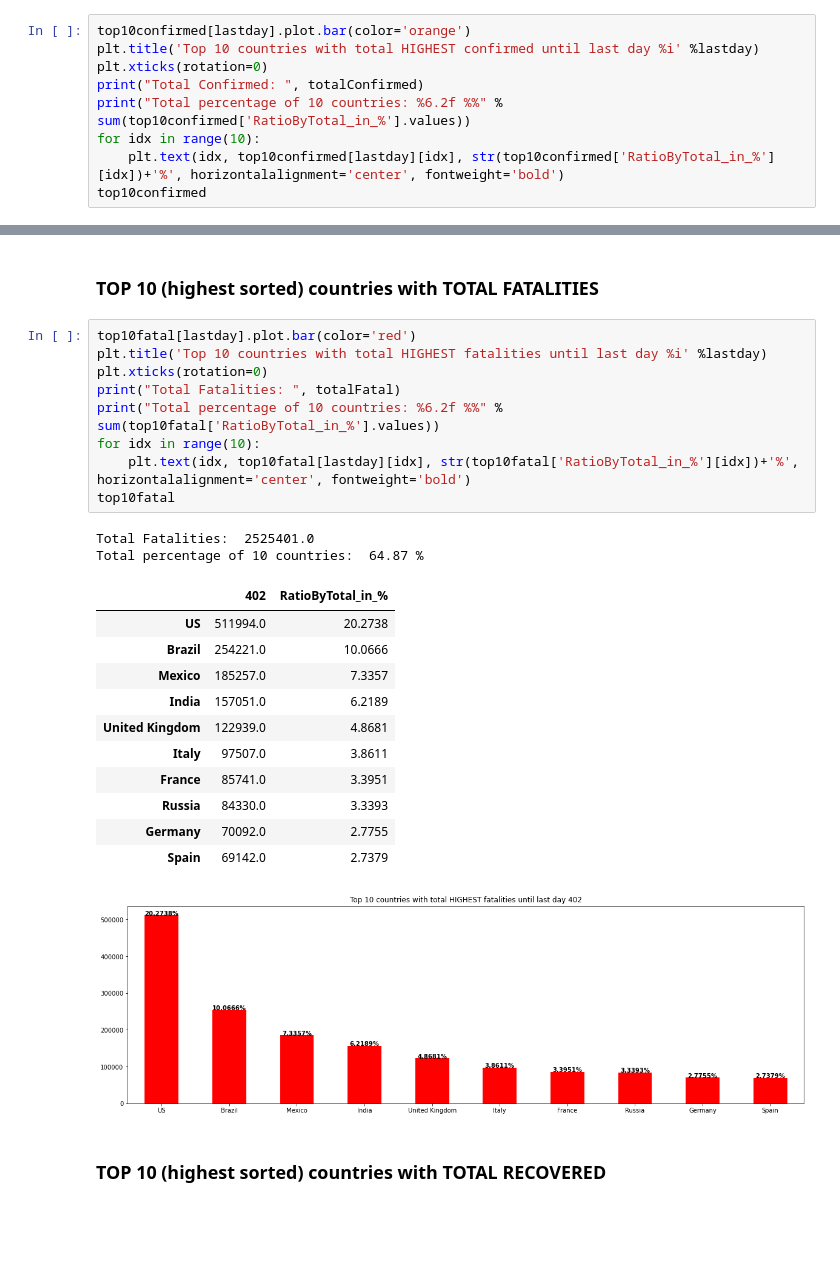
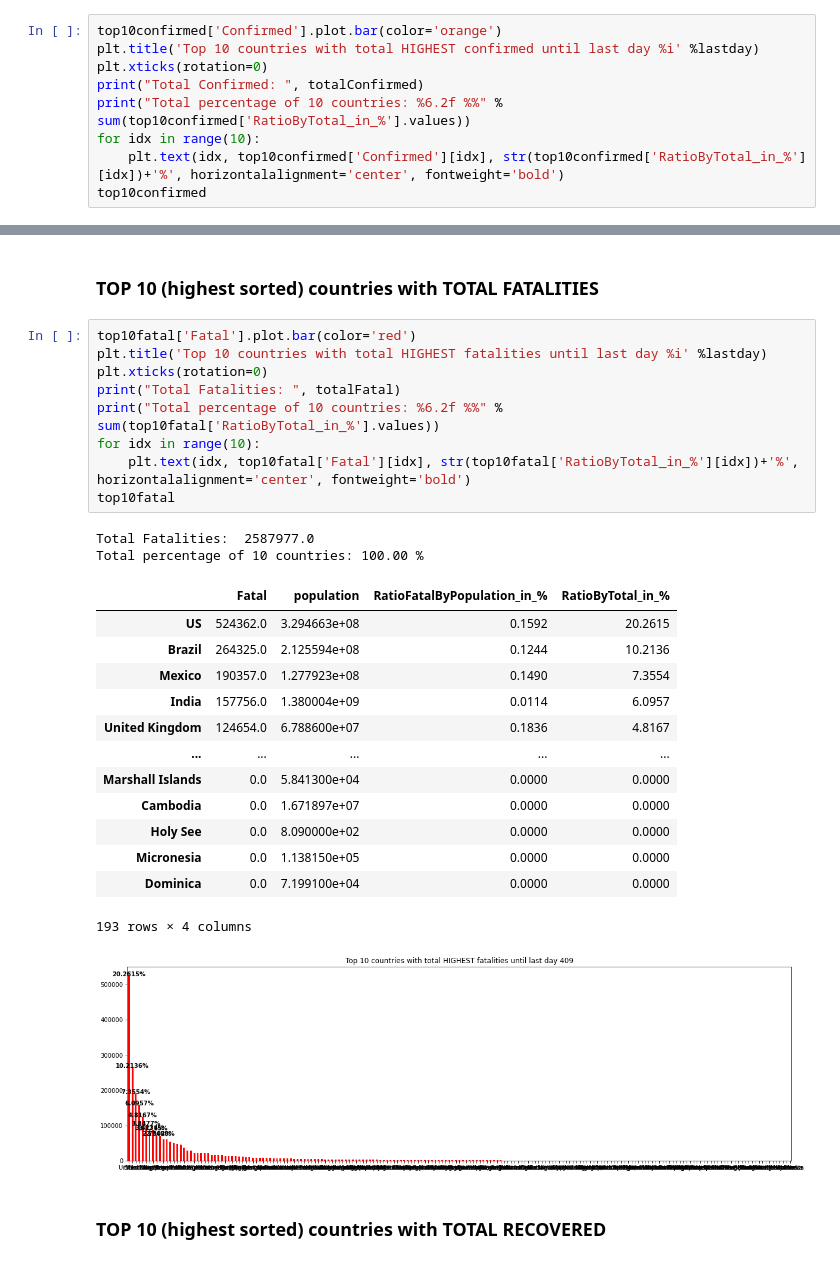
Before and after one commit to lphan/ML-Practices, a Jupyter notebook: 18_Covid-19/18_Covid-19_top10sorted.ipynb, the cells around one changed output, grey strips where cells are left out. Cells and saved outputs as stored; diff of their text form; blank space fills up the shorter version.

```diff
--- a/18_Covid-19/18_Covid-19_top10sorted.ipynb
+++ b/18_Covid-19/18_Covid-19_top10sorted.ipynb
@@ -35,12 +35,12 @@ Remaining: 31.92 %
 # %% [markdown]
 ### TOP 10 (highest sorted) countries with TOTAL CONFIRMED
 # %%
-top10confirmed[lastday].plot.bar(color='orange')
+top10confirmed['Confirmed'].plot.bar(color='orange')
 plt.title('Top 10 countries with total HIGHEST confirmed until last day %i' %lastday)
 plt.xticks(rotation=0)
 print("Total Confirmed: ", totalConfirmed)
 print("Total percentage of 10 countries: %6.2f %%" % sum(top10confirmed['RatioByTotal_in_%'].values))
 for idx in range(10):
-    plt.text(idx, top10confirmed[lastday][idx], str(top10confirmed['RatioByTotal_in_%'][idx])+'%', horizontalalignment='center', fontweight='bold')
+    plt.text(idx, top10confirmed['Confirmed'][idx], str(top10confirmed['RatioByTotal_in_%'][idx])+'%', horizontalalignment='center', fontweight='bold')
 top10confirmed
 # %% [output]
@@ -61,29 +63,31 @@ Total percentage of 10 countries:  64.61 %
 # %% [markdown]
 ### TOP 10 (highest sorted) countries with TOTAL FATALITIES
 # %%
-top10fatal[lastday].plot.bar(color='red')
+top10fatal['Fatal'].plot.bar(color='red')
 plt.title('Top 10 countries with total HIGHEST fatalities until last day %i' %lastday)
 plt.xticks(rotation=0)
 print("Total Fatalities: ", totalFatal)
 print("Total percentage of 10 countries: %6.2f %%" % sum(top10fatal['RatioByTotal_in_%'].values))
 for idx in range(10):
-    plt.text(idx, top10fatal[lastday][idx], str(top10fatal['RatioByTotal_in_%'][idx])+'%', horizontalalignment='center', fontweight='bold')
+    plt.text(idx, top10fatal['Fatal'][idx], str(top10fatal['RatioByTotal_in_%'][idx])+'%', horizontalalignment='center', fontweight='bold')
 top10fatal
 # %% [output]
-Total Fatalities:  2525401.0
-Total percentage of 10 countries:  64.87 %
+Total Fatalities:  2587977.0
+Total percentage of 10 countries: 100.00 %
-|  | 402 | RatioByTotal_in_% |
-| US | 511994.0 | 20.2738 |
-| Brazil | 254221.0 | 10.0666 |
-| Mexico | 185257.0 | 7.3357 |
-| India | 157051.0 | 6.2189 |
-| United Kingdom | 122939.0 | 4.8681 |
-| Italy | 97507.0 | 3.8611 |
-| France | 85741.0 | 3.3951 |
-| Russia | 84330.0 | 3.3393 |
-| Germany | 70092.0 | 2.7755 |
-| Spain | 69142.0 | 2.7379 |
+|  | Fatal | population | RatioFatalByPopulation_in_% | RatioByTotal_in_% |
+| US | 524362.0 | 3.294663e+08 | 0.1592 | 20.2615 |
+| Brazil | 264325.0 | 2.125594e+08 | 0.1244 | 10.2136 |
+| Mexico | 190357.0 | 1.277923e+08 | 0.1490 | 7.3554 |
+| India | 157756.0 | 1.380004e+09 | 0.0114 | 6.0957 |
+| United Kingdom | 124654.0 | 6.788600e+07 | 0.1836 | 4.8167 |
+| ... | ... | ... | ... | ... |
+| Marshall Islands | 0.0 | 5.841300e+04 | 0.0000 | 0.0000 |
+| Cambodia | 0.0 | 1.671897e+07 | 0.0000 | 0.0000 |
+| Holy See | 0.0 | 8.090000e+02 | 0.0000 | 0.0000 |
+| Micronesia | 0.0 | 1.138150e+05 | 0.0000 | 0.0000 |
+| Dominica | 0.0 | 7.199100e+04 | 0.0000 | 0.0000 |
+193 rows × 4 columns
-[figure, old version]
+[figure, new version]
 # %% [markdown]
 ### TOP 10 (highest sorted) countries with TOTAL RECOVERED
 # %%
```
Also changed, not shown: parts of 10 cells of this notebook, 21 other files.
